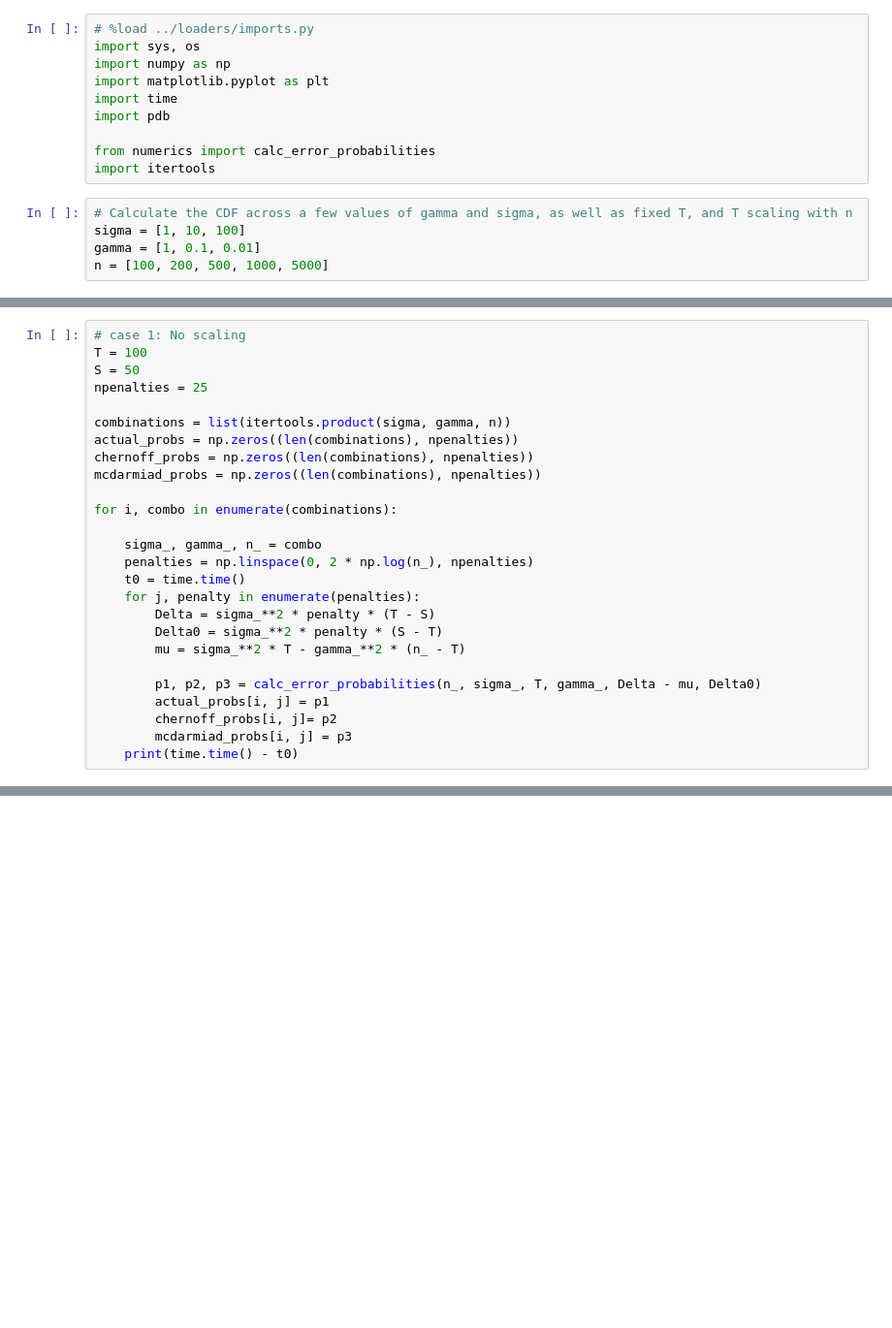
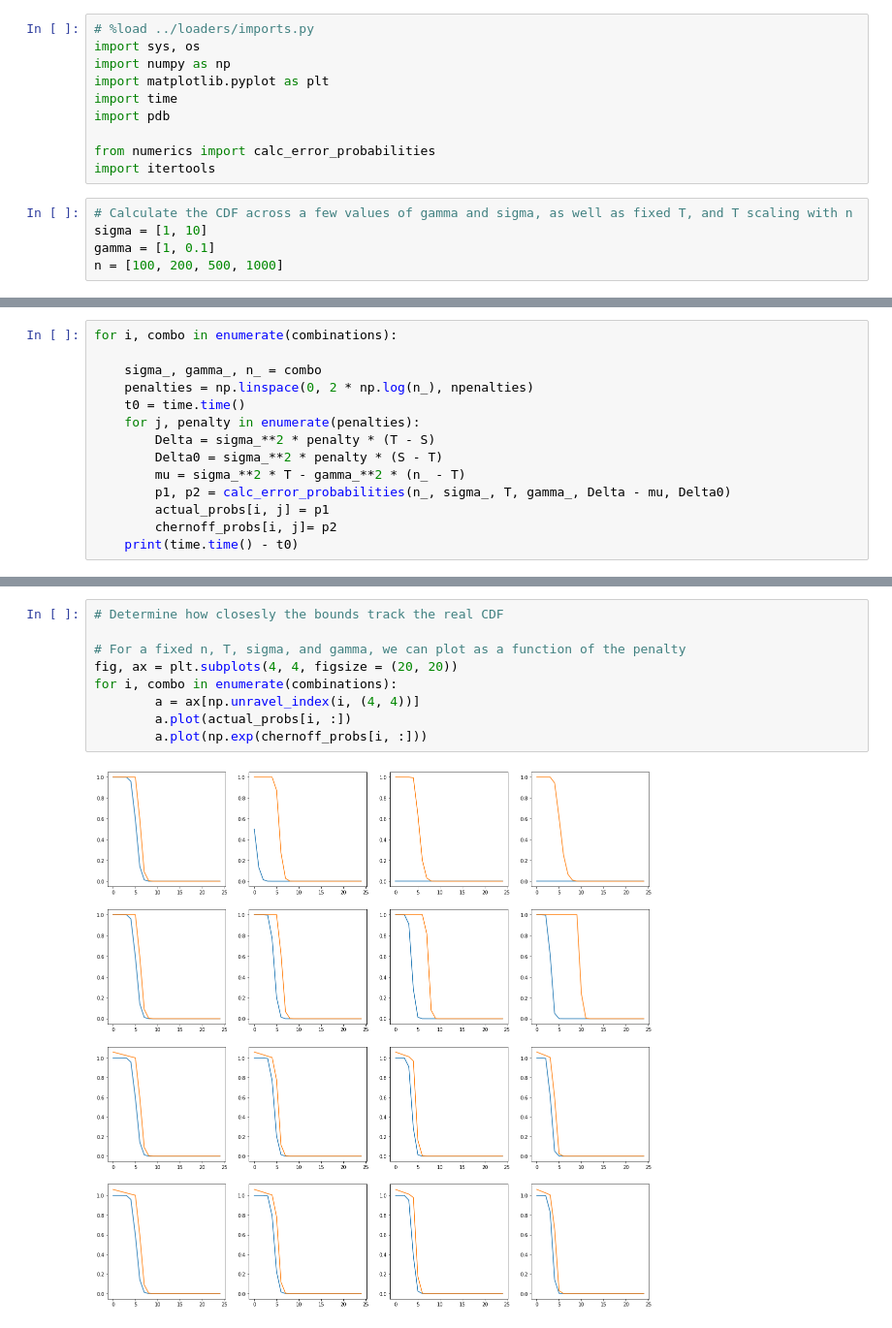
Before and after one commit to akumar01/uoicorr_analysis, a Jupyter notebook: info_theory/Untitled.ipynb, the cells around one changed output, grey strips where cells are left out. Shown at 97% size. Drawn from its saved outputs; the diff is of its cells as text; blank space fills up the shorter version.

Commit message:
verified the efficacy of the chernoff bound, numerical sweep will only use cheap 1 variable optimization

```diff
--- a/info_theory/Untitled.ipynb
+++ b/info_theory/Untitled.ipynb
@@ -13,6 +13,6 @@ from numerics import calc_error_probabilities
 import itertools
 # %%
 # Calculate the CDF across a few values of gamma and sigma, as well as fixed T, and T scaling with n
-sigma = [1, 10, 100]
-gamma = [1, 0.1, 0.01]
-n = [100, 200, 500, 1000, 5000]
+sigma = [1, 10]
+gamma = [1, 0.1]
+n = [100, 200, 500, 1000]
@@ -19,14 +28,4 @@ n = [100, 200, 500, 1000, 5000]
 # %%
-# case 1: No scaling
-T = 100
-S = 50
-npenalties = 25
-
-combinations = list(itertools.product(sigma, gamma, n))
-actual_probs = np.zeros((len(combinations), npenalties))
-chernoff_probs = np.zeros((len(combinations), npenalties))
-mcdarmiad_probs = np.zeros((len(combinations), npenalties))
-
 for i, combo in enumerate(combinations):
 
     sigma_, gamma_, n_ = combo
@@ -36,10 +35,8 @@ for i, combo in enumerate(combinations):
         Delta = sigma_**2 * penalty * (T - S)
         Delta0 = sigma_**2 * penalty * (S - T)
         mu = sigma_**2 * T - gamma_**2 * (n_ - T)
-
-        p1, p2, p3 = calc_error_probabilities(n_, sigma_, T, gamma_, Delta - mu, Delta0)
+        p1, p2 = calc_error_probabilities(n_, sigma_, T, gamma_, Delta - mu, Delta0)
         actual_probs[i, j] = p1
         chernoff_probs[i, j]= p2
-        mcdarmiad_probs[i, j] = p3
     print(time.time() - t0)
 # %% [output]
@@ -86,0 +59,11 @@ for i, combo in enumerate(combinations):
+# %%
+# Determine how closesly the bounds track the real CDF
+
+# For a fixed n, T, sigma, and gamma, we can plot as a function of the penalty
+fig, ax = plt.subplots(4, 4, figsize = (20, 20))
+for i, combo in enumerate(combinations):
+        a = ax[np.unravel_index(i, (4, 4))]
+        a.plot(actual_probs[i, :])
+        a.plot(np.exp(chernoff_probs[i, :]))
+# %% [output]
+[figure, added]
```
Also changed, not shown: parts of 6 cells of this notebook, 2 other files.
